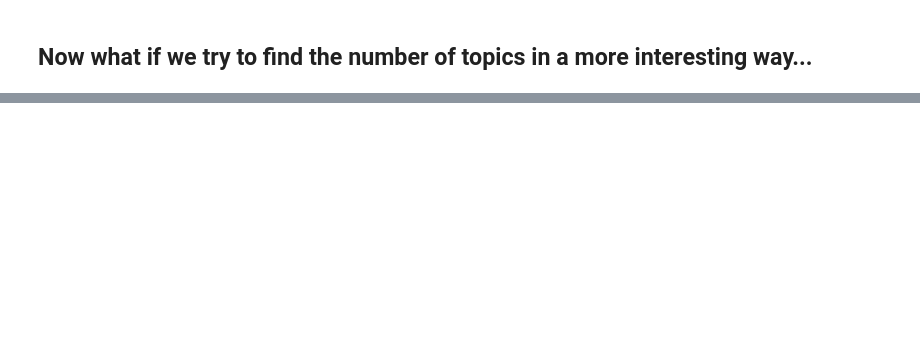
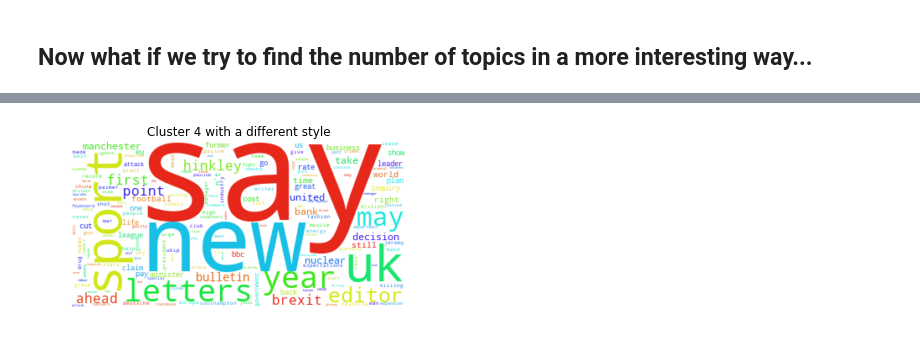
Before and after one commit to purplsquirr3l/randomness, a Jupyter notebook: topic_model.ipynb, the cells around one changed output, grey strips where cells are left out. Drawn from its saved outputs; the diff is of its cells as text; code cells hidden in the pictures; blank space fills up the shorter version.

```diff
--- a/topic_model.ipynb
+++ b/topic_model.ipynb
@@ -111,0 +160,12 @@ plt.show()
+# %%
+for i in range(0,5):
+    lines = []
+    for entry in df.iloc[[index for index, value in enumerate(models[4].labels_) if value == i]]['title_tokens']:
+        lines.extend(entry[0])
+
+    wc = WordCloud().generate(" ".join(lines))
+
+    plt.imshow(wc, interpolation='bilinear')
+    plt.axis('off')
+    plt.title('Cluster {}'.format(i))
+    plt.show()
@@ -111,0 +178,9 @@ plt.show()
+# %%
+wc = WordCloud(background_color='white').generate(" ".join(lines))
+
+plt.imshow(wc, interpolation='bilinear')
+plt.axis('off')
+plt.title('Cluster 4 with a different style')
+plt.show()
+# %% [output]
+[figure, added]
```
Also changed, not shown: parts of 9 cells of this notebook, 1 other file.
